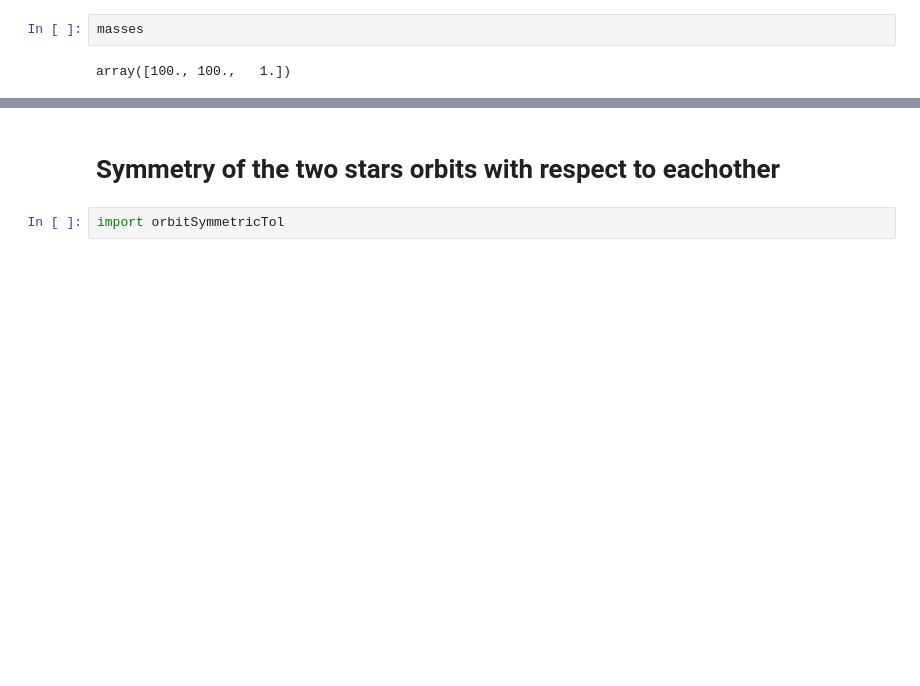
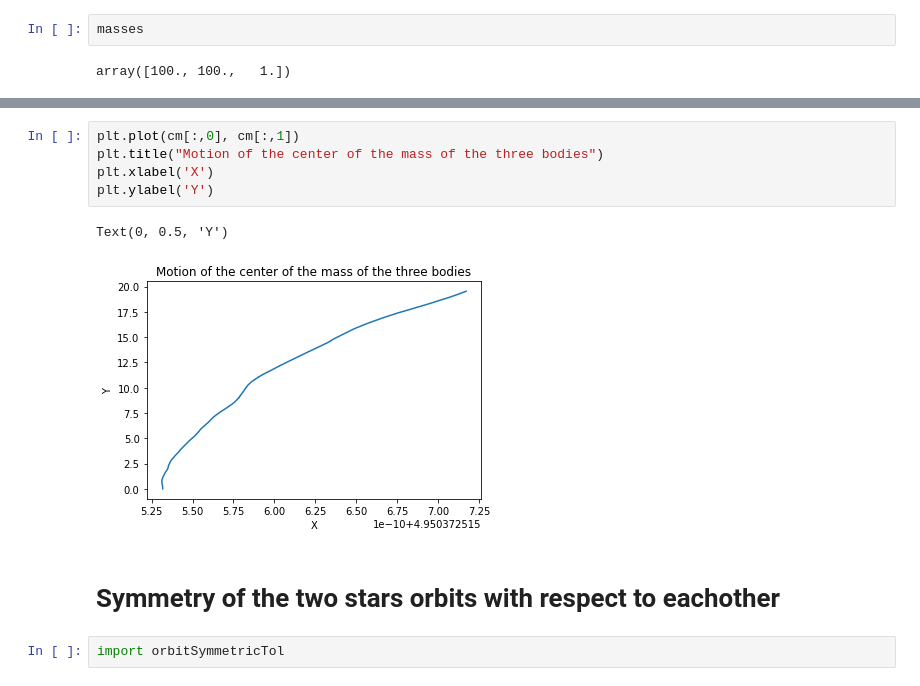
Before and after one commit to sdorsher/ThreeBodyOrbits, a Jupyter notebook: TwoStarsOnePlanet.ipynb, the cells around one changed output, grey strips where cells are left out. Drawn from its saved outputs; the diff is of its cells as text; blank space fills up the shorter version.

```diff
--- a/TwoStarsOnePlanet.ipynb
+++ b/TwoStarsOnePlanet.ipynb
@@ -529,3 +535,11 @@ Text(0, 0.5, 'y')
+# %%
+plt.plot(cm[:,0], cm[:,1])
+plt.title("Motion of the center of the mass of the three bodies")
+plt.xlabel('X')
+plt.ylabel('Y')
+# %% [output]
+Text(0, 0.5, 'Y')
+[figure, added]
 # %% [markdown]
 # Symmetry of the two stars orbits with respect to eachother
 # %%
```
Also changed, not shown: parts of 4 cells of this notebook.
